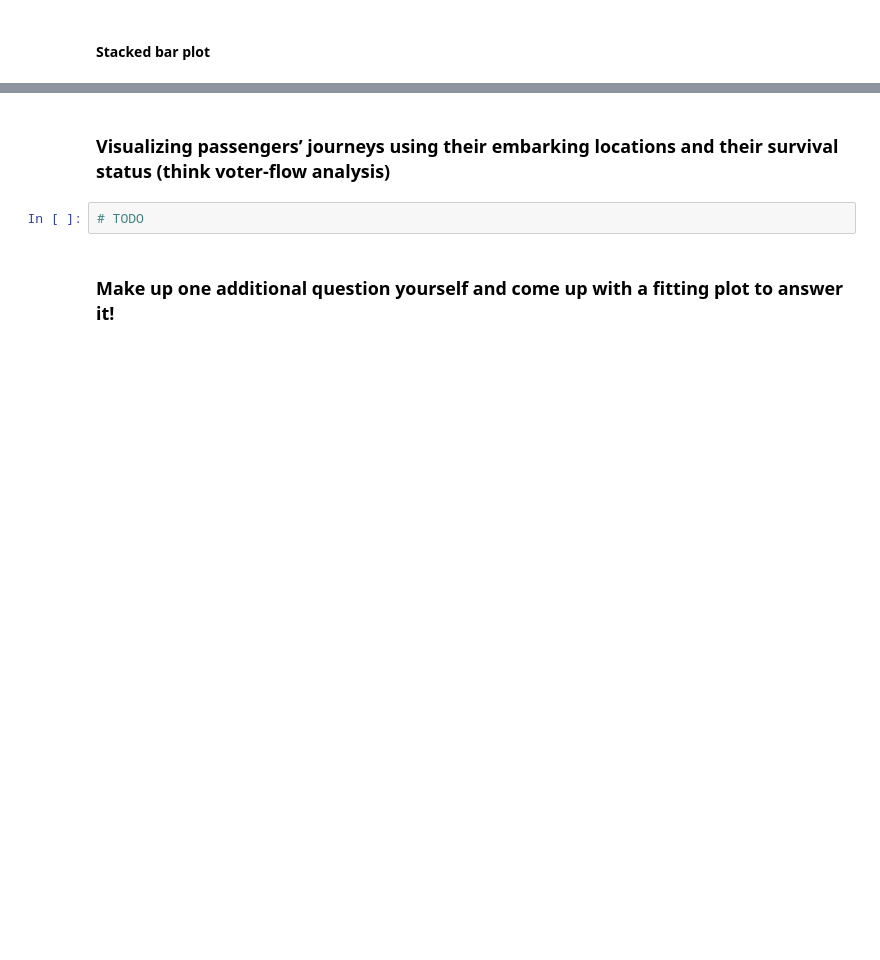
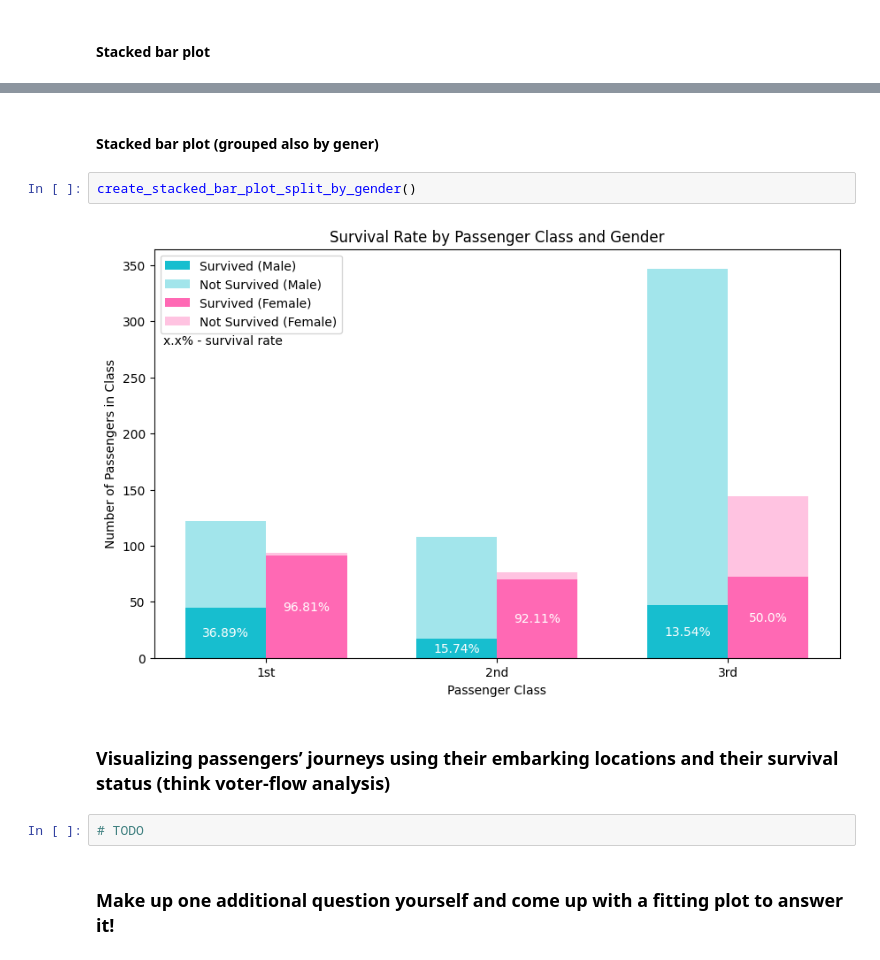
Before and after one commit to psiku/FHSalzburg-DataAnalysisWithPython, a Jupyter notebook: Lab/Lab1/Categorical_Data.ipynb, the cells around one changed output, grey strips where cells are left out. Drawn from its saved outputs; the diff is of its cells as text; blank space fills up the shorter version.

```diff
--- a/Lab/Lab1/Categorical_Data.ipynb
+++ b/Lab/Lab1/Categorical_Data.ipynb
@@ -163,3 +216,9 @@ create_stacked_bar_plot()
+# %% [markdown]
+#### Stacked bar plot (grouped also by gener)
+# %%
+create_stacked_bar_plot_split_by_gender()
+# %% [output]
+[figure, added]
 # %% [markdown]
 ### Visualizing passengers’ journeys using their embarking locations and their survival status (think voter-flow analysis)
 # %%
```
Also changed, not shown: parts of 2 cells of this notebook.
